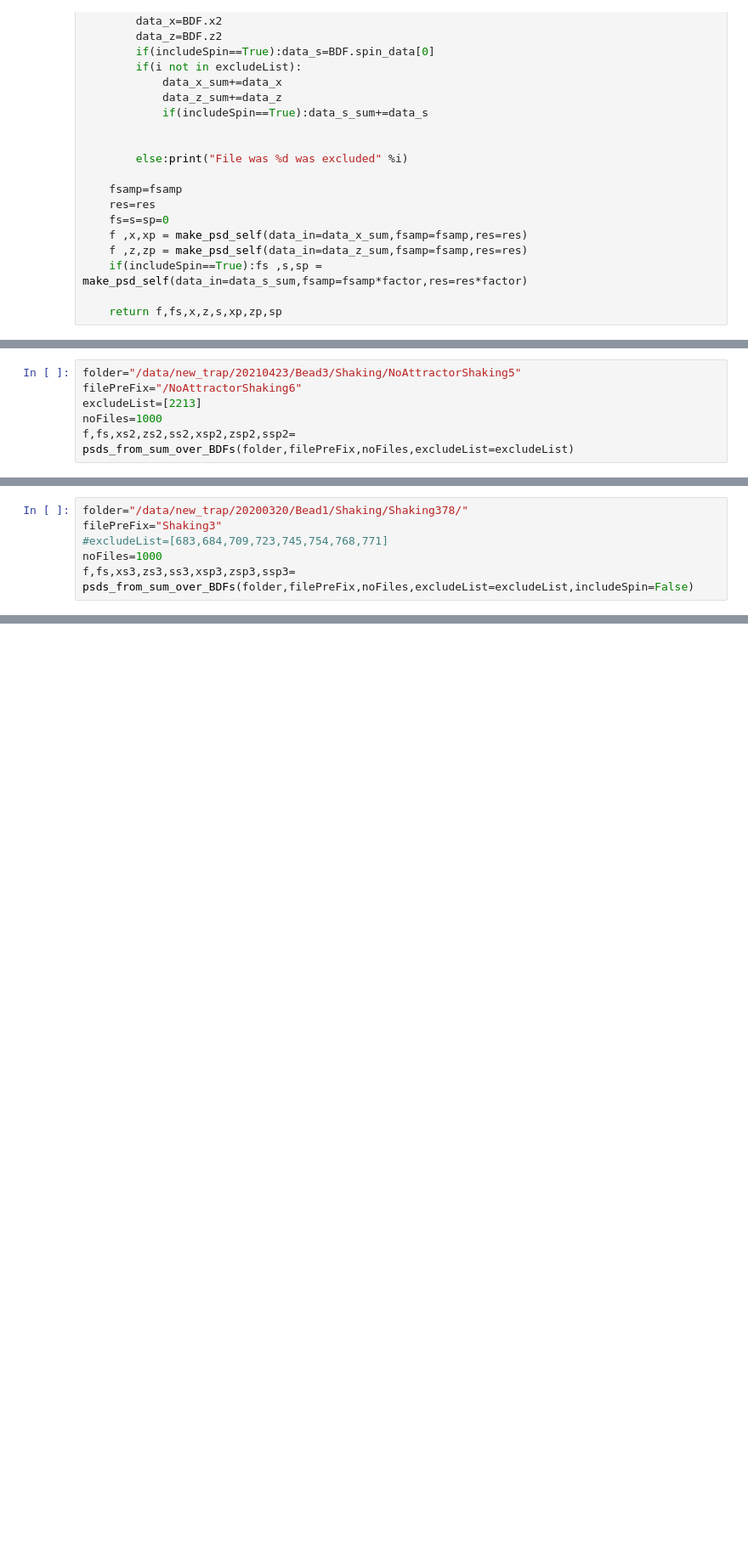
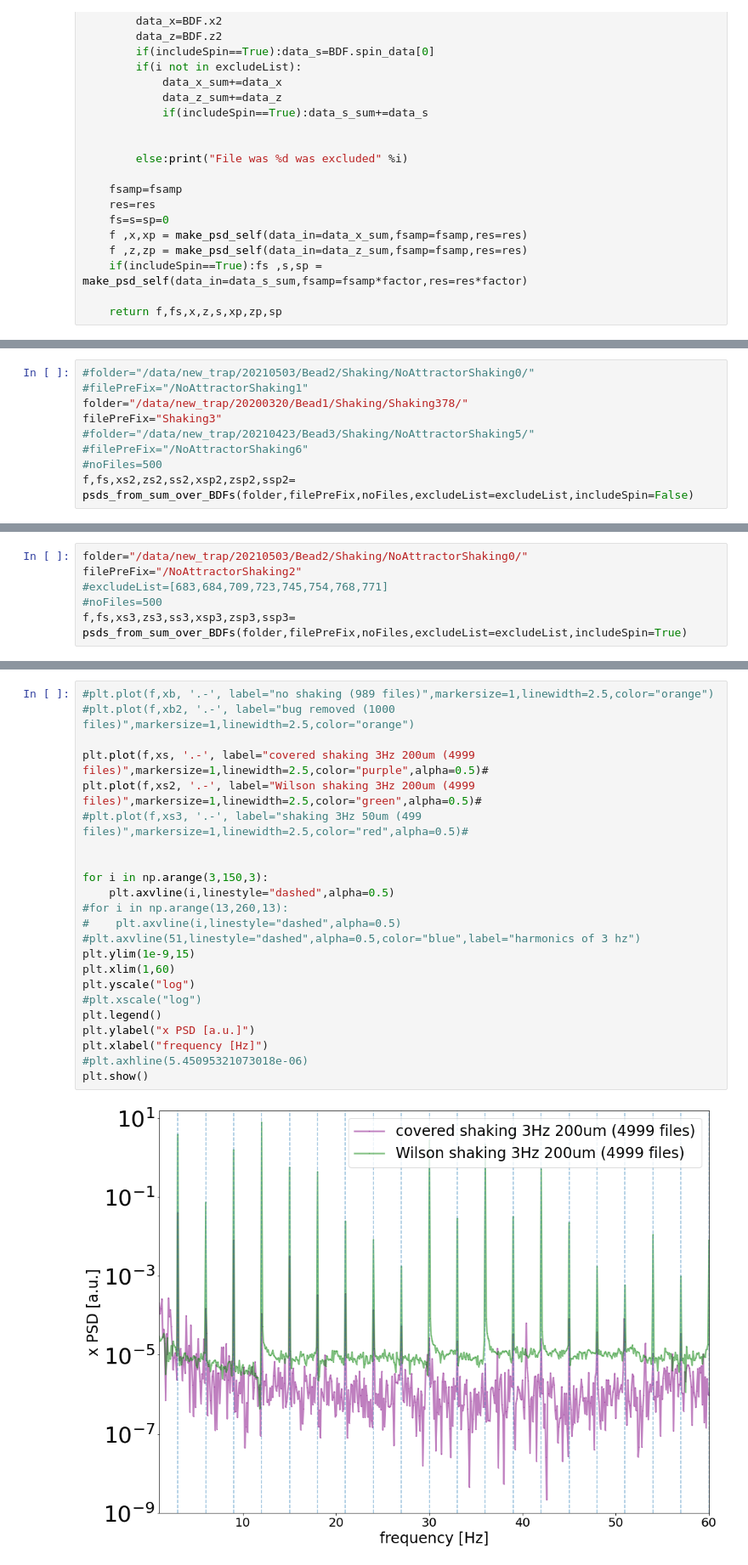
Before and after one commit to stanfordbeads/New_trap_code, a Jupyter notebook: Scripts/AFAnalysis/BackgroundAnalysis/ShakingWithoutAttractor_20210426.ipynb, the cells around one changed output, grey strips where cells are left out. Shown at 85% size. Cells and saved outputs as stored; diff of their text form; blank space fills up the shorter version.

```diff
--- a/Scripts/AFAnalysis/BackgroundAnalysis/ShakingWithoutAttractor_20210426.ipynb
+++ b/Scripts/AFAnalysis/BackgroundAnalysis/ShakingWithoutAttractor_20210426.ipynb
@@ -106,6 +94,9 @@ f,fs,xs,zs,ss,xsp,zsp,ssp= psds_from_sum_over_BDFs(folder,filePreFix,noFiles,exc
 # %%
-folder="/data/new_trap/20210423/Bead3/Shaking/NoAttractorShaking5"
-filePreFix="/NoAttractorShaking6"
-excludeList=[2213]
-noFiles=1000
-f,fs,xs2,zs2,ss2,xsp2,zsp2,ssp2= psds_from_sum_over_BDFs(folder,filePreFix,noFiles,excludeList=excludeList)
+#folder="/data/new_trap/20210503/Bead2/Shaking/NoAttractorShaking0/"
+#filePreFix="/NoAttractorShaking1"
+folder="/data/new_trap/20200320/Bead1/Shaking/Shaking378/"
+filePreFix="Shaking3"
+#folder="/data/new_trap/20210423/Bead3/Shaking/NoAttractorShaking5/"
+#filePreFix="/NoAttractorShaking6"
+#noFiles=500
+f,fs,xs2,zs2,ss2,xsp2,zsp2,ssp2= psds_from_sum_over_BDFs(folder,filePreFix,noFiles,excludeList=excludeList,includeSpin=False)
@@ -112,6 +187,6 @@ f,fs,xs2,zs2,ss2,xsp2,zsp2,ssp2= psds_from_sum_over_BDFs(folder,filePreFix,noFil
 # %%
-folder="/data/new_trap/20200320/Bead1/Shaking/Shaking378/"
-filePreFix="Shaking3"
+folder="/data/new_trap/20210503/Bead2/Shaking/NoAttractorShaking0/"
+filePreFix="/NoAttractorShaking2"
 #excludeList=[683,684,709,723,745,754,768,771]
-noFiles=1000
-f,fs,xs3,zs3,ss3,xsp3,zsp3,ssp3= psds_from_sum_over_BDFs(folder,filePreFix,noFiles,excludeList=excludeList,includeSpin=False)
+#noFiles=500
+f,fs,xs3,zs3,ss3,xsp3,zsp3,ssp3= psds_from_sum_over_BDFs(folder,filePreFix,noFiles,excludeList=excludeList,includeSpin=True)
@@ -117,0 +205,25 @@ f,fs,xs3,zs3,ss3,xsp3,zsp3,ssp3= psds_from_sum_over_BDFs(folder,filePreFix,noFil
+# %%
+#plt.plot(f,xb, '.-', label="no shaking (989 files)",markersize=1,linewidth=2.5,color="orange")
+#plt.plot(f,xb2, '.-', label="bug removed (1000 files)",markersize=1,linewidth=2.5,color="orange")
+
+plt.plot(f,xs, '.-', label="covered shaking 3Hz 200um (4999 files)",markersize=1,linewidth=2.5,color="purple",alpha=0.5)#
+plt.plot(f,xs2, '.-', label="Wilson shaking 3Hz 200um (4999 files)",markersize=1,linewidth=2.5,color="green",alpha=0.5)#
+#plt.plot(f,xs3, '.-', label="shaking 3Hz 50um (499 files)",markersize=1,linewidth=2.5,color="red",alpha=0.5)#
+
+
+for i in np.arange(3,150,3):
+    plt.axvline(i,linestyle="dashed",alpha=0.5)
+#for i in np.arange(13,260,13):
+#    plt.axvline(i,linestyle="dashed",alpha=0.5)
+#plt.axvline(51,linestyle="dashed",alpha=0.5,color="blue",label="harmonics of 3 hz")
+plt.ylim(1e-9,15)
+plt.xlim(1,60)
+plt.yscale("log")
+#plt.xscale("log")
+plt.legend()
+plt.ylabel("x PSD [a.u.]")
+plt.xlabel("frequency [Hz]")
+#plt.axhline(5.45095321073018e-06)
+plt.show()
+# %% [output]
+[figure, added]
```
Also changed, not shown: parts of 15 cells of this notebook, 22 other files.
